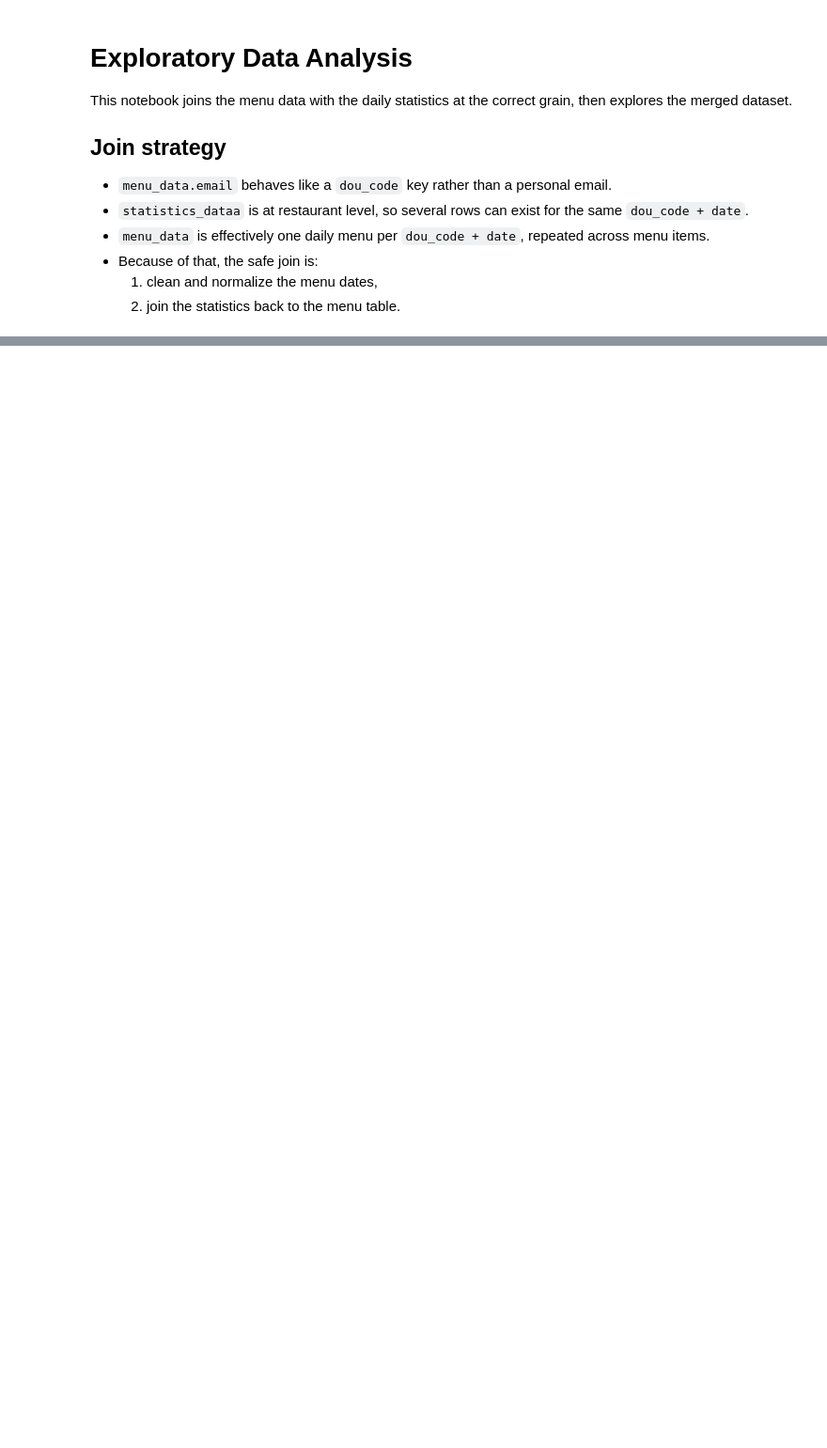
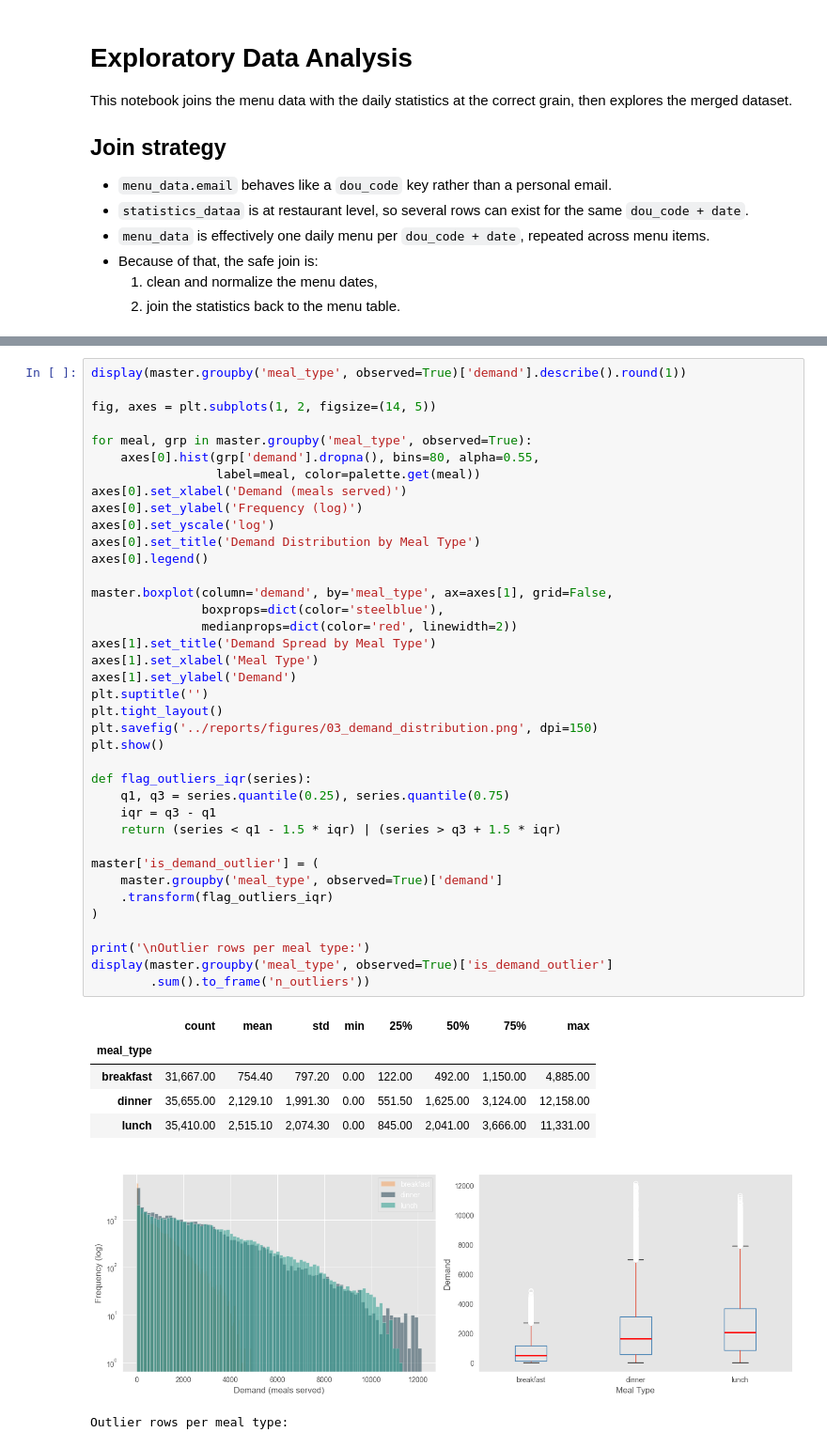
Before and after one commit to aziziabdallahesmail-ensia/IntelliCanteen-, a Jupyter notebook: intellicanteen/notebooks/EDA.ipynb, the cells around one changed output, grey strips where cells are left out. Shown at 94% size. Cells and saved outputs as stored; diff of their text form; blank space fills up the shorter version.

```diff
--- a/intellicanteen/notebooks/EDA.ipynb
+++ b/intellicanteen/notebooks/EDA.ipynb
@@ -200,0 +322,46 @@ joined_df.to_excel('../data/interim/joined_canteen_data.xlsx', index=False)
+# %%
+display(master.groupby('meal_type', observed=True)['demand'].describe().round(1))
+
+fig, axes = plt.subplots(1, 2, figsize=(14, 5))
+
+for meal, grp in master.groupby('meal_type', observed=True):
+    axes[0].hist(grp['demand'].dropna(), bins=80, alpha=0.55,
+                 label=meal, color=palette.get(meal))
+axes[0].set_xlabel('Demand (meals served)')
+axes[0].set_ylabel('Frequency (log)')
+axes[0].set_yscale('log')
+axes[0].set_title('Demand Distribution by Meal Type')
+axes[0].legend()
+
+master.boxplot(column='demand', by='meal_type', ax=axes[1], grid=False,
+               boxprops=dict(color='steelblue'),
+               medianprops=dict(color='red', linewidth=2))
+axes[1].set_title('Demand Spread by Meal Type')
+axes[1].set_xlabel('Meal Type')
+axes[1].set_ylabel('Demand')
+plt.suptitle('')
+plt.tight_layout()
+plt.savefig('../reports/figures/03_demand_distribution.png', dpi=150)
+plt.show()
+
+def flag_outliers_iqr(series):
+    q1, q3 = series.quantile(0.25), series.quantile(0.75)
+    iqr = q3 - q1
+    return (series < q1 - 1.5 * iqr) | (series > q3 + 1.5 * iqr)
+
+master['is_demand_outlier'] = (
+    master.groupby('meal_type', observed=True)['demand']
+    .transform(flag_outliers_iqr)
+)
+
+print('\nOutlier rows per meal type:')
+display(master.groupby('meal_type', observed=True)['is_demand_outlier']
+        .sum().to_frame('n_outliers'))
+# %% [output]
+|  | count | mean | std | min | 25% | 50% | 75% | max |
+| meal_type |  |  |  |  |  |  |  |  |
+| breakfast | 31,667.00 | 754.40 | 797.20 | 0.00 | 122.00 | 492.00 | 1,150.00 | 4,885.00 |
+| dinner | 35,655.00 | 2,129.10 | 1,991.30 | 0.00 | 551.50 | 1,625.00 | 3,124.00 | 12,158.00 |
+| lunch | 35,410.00 | 2,515.10 | 2,074.30 | 0.00 | 845.00 | 2,041.00 | 3,666.00 | 11,331.00 |
+[figure, added]
+Outlier rows per meal type:
```
Also changed, not shown: parts of 27 cells of this notebook, 11 other files.
